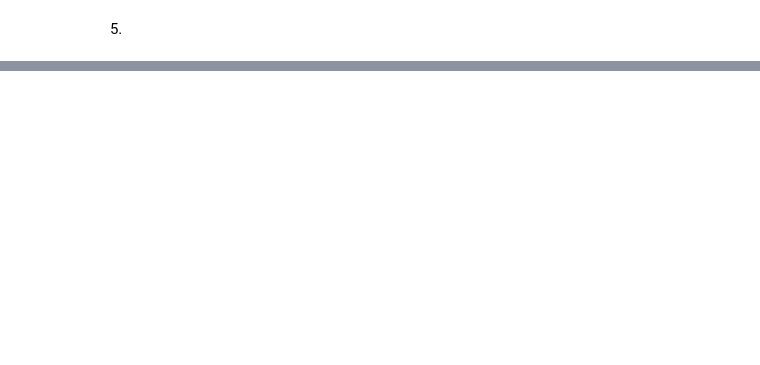
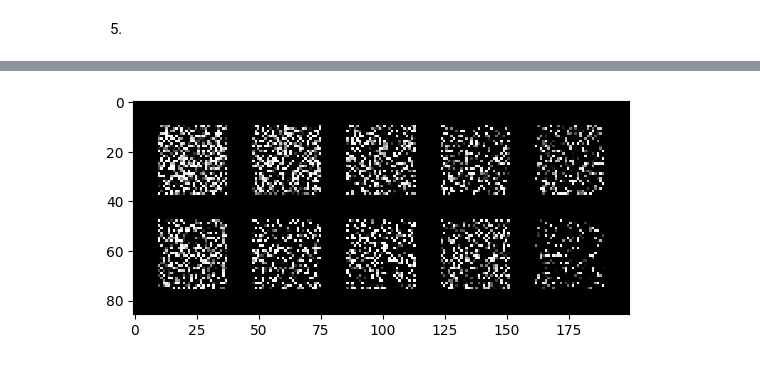
Before and after one commit to roduit/FundamentalLearningEPFL, a Jupyter notebook: Homeworks/HW3/roduit_vincent_325140_HW3.ipynb, the cells around one changed output, grey strips where cells are left out. Drawn from its saved outputs; the diff is of its cells as text; code cells hidden in the pictures; blank space fills up the shorter version.

```diff
--- a/Homeworks/HW3/roduit_vincent_325140_HW3.ipynb
+++ b/Homeworks/HW3/roduit_vincent_325140_HW3.ipynb
@@ -94,0 +521,22 @@ def gradient(X,y,W):
+# %%
+rdn_train_dataloader = DataLoader(
+    dataset=train_dataset,
+    batch_size=BATCH_SIZE,
+    shuffle=True,
+    num_workers=2)
+
+rdn_valid_dataloader = DataLoader(
+    dataset=valid_dataset,
+    batch_size=TEST_BATCH_SIZE,
+    shuffle=False,
+    num_workers=2)
+
+rdn_test_dataloader = DataLoader(
+    dataset=test_dataset,
+    batch_size=TEST_BATCH_SIZE,
+    shuffle=False,
+    num_workers=2)
+# %%
+visualize_images(rdn_train_dataloader)
+# %% [output]
+[figure, added]
```
Also changed, not shown: parts of 42 cells of this notebook, 1 other file.
